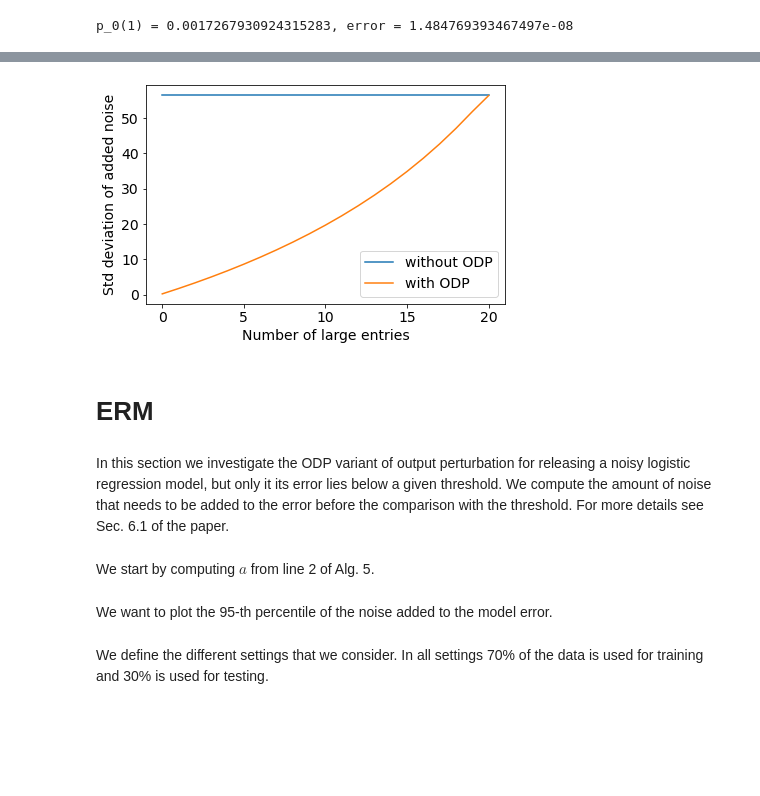
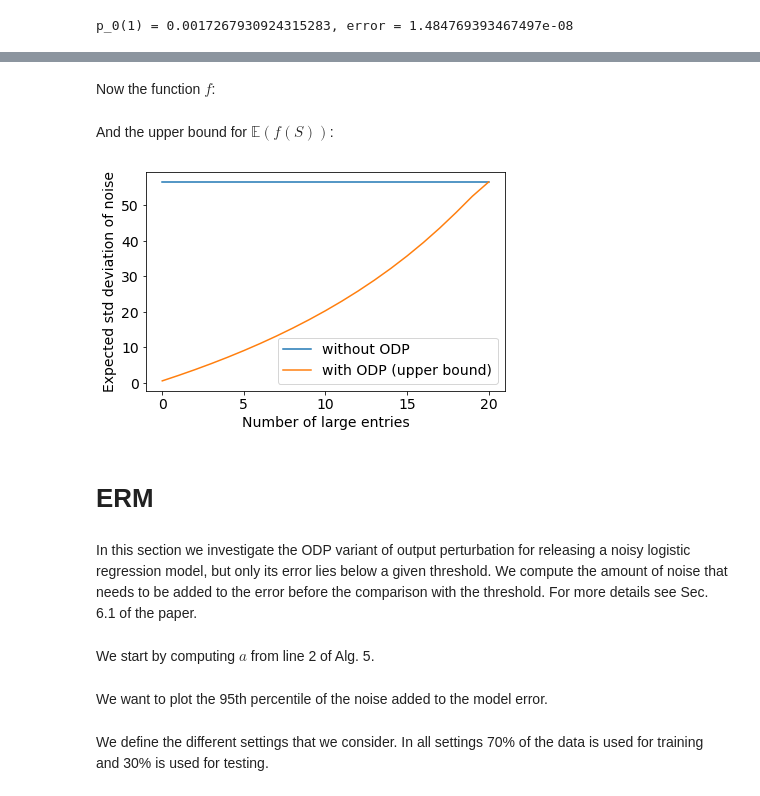
Before and after one commit to abentkamp/odp, a Jupyter notebook: plots/plots.ipynb, the cells around one changed output, grey strips where cells are left out. Drawn from its saved outputs; the diff is of its cells as text; code cells hidden in the pictures; blank space fills up the shorter version.

```diff
--- a/plots/plots.ipynb
+++ b/plots/plots.ipynb
@@ -152,7 +253,7 @@ $$
 def non_odp_eps_per_entry(eps_3, c):
     return eps_3 / c
 # %%
-def expected_odp_eps_per_entry(n, eps_2, eps_3, c, c_prime):
-    expected_eps = eps_3 + ((c-c_prime)/c)*eps_2
-    expected_eps /= c_prime
-    return expected_eps
+def odp_eps_per_entry(eps_2, eps_3, c, c_prime):
+    eps_per_entry = eps_3 + ((c-c_prime)/c)*eps_2
+    eps_per_entry /= c_prime
+    return eps_per_entry
@@ -162,29 +260,59 @@ def std_dev_laplace(Delta, eps):
+# %% [markdown]
+Now the function $f$:
+# %%
+def compute_variance_laplace_odp(Delta, eps_2, eps_3, c, c_prime):
+    if c_prime == 0:
+        return 0
+    return std_dev_laplace(Delta, odp_eps_per_entry(eps_2, eps_3, c, c_prime))
+# %% [markdown]
+And the upper bound for $\mathbb{E}(f(S))$:
+# %%
+def compute_upper_bound_expected_variance_laplace(Delta, eps_2, eps_3, c, n_0, n_1000, p_0_1, p_1000_1, integrals):
+    mu = compute_expectation_S(n_0, n_1000, p_0_1, p_1000_1)
+    mu_int = math.ceil(mu)
+    t = mu_int - mu
+    sigma_2 = compute_variance_S(n_0, n_1000, p_0_1, p_1000_1, integrals)
+    f = lambda c_prime: compute_variance_laplace_odp(Delta, eps_2, eps_3, c, c_prime)
+
+    bound = 0
+    K = c - mu_int
+    k = 0
+    for k in reversed(range(K)):
+        if sigma_2/math.pow(t, 2) >= 1:
+            k += 1 # set k = k^*
+            break
+        fraction_1 = sigma_2 / math.pow(t+k, 2)
+        fraction_2 = sigma_2 / math.pow(t+k+1, 2)
+        bound += f(mu_int + k) * (fraction_1 - fraction_2)
+    bound += f(mu_int+k-1) * (1 - (sigma_2/math.pow(t, 2) + k))
+    bound += f(c) * (sigma_2 / math.pow(t+K, 2))
+
+    worst_case_bound = compute_variance_laplace_odp(Delta, eps_2, eps_3, c, c) # We never release more than c entries
+    return min(bound, worst_case_bound)
 # %%
 non_odp_std_dev = std_dev_laplace(Delta, non_odp_eps_per_entry(eps_3, c))
-
-odp_eps_s = [expected_odp_eps_per_entry(n, eps_2, eps_3, c, c_prime) for c_prime in expected_nums_outputs_odp]
-odp_std_dev_s = [std_dev_laplace(Delta, eps) for eps in odp_eps_s]
+odp_std_dev_list = [compute_upper_bound_expected_variance_laplace(Delta, eps_2, eps_3, c, 100-num_large_entries, num_large_entries, p_0_1, p_1000_1, integrals_for_covariance) for num_large_entries in range(21)]
 # %%
 plt.plot(range(0,21), np.ones(21)*non_odp_std_dev, label='without ODP')
-plt.plot(range(0,21), odp_std_dev_s, label='with ODP')
+plt.plot(range(0,21), odp_std_dev_list, label='with ODP (upper bound)')
 plt.xlabel('Number of large entries')
-plt.ylabel('Std deviation of added noise')
+plt.ylabel('Expected std deviation of noise')
 plt.legend()
 plt.tight_layout()
 plt.savefig('svt.pdf')
 # %% [output]
-[figure, old version]
+[figure, new version]
 # %% [markdown]
 # ERM
 # %% [markdown]
-In this section we investigate the ODP variant of output perturbation for releasing a noisy logistic regression model, but only it its error lies below a given threshold. We compute the amount of noise that needs to be added to the error before the comparison with the threshold. For more details see Sec. 6.1 of the paper.
+In this section we investigate the ODP variant of output perturbation for releasing a noisy logistic regression model, but only its error lies below a given threshold. We compute the amount of noise that needs to be added to the error before the comparison with the threshold. For more details see Sec. 6.1 of the paper.
 # %% [markdown]
 We start by computing $a$ from line 2 of Alg. 5.
 # %%
 def compute_a(n_train, n_test, Lambda):
     return max(2/n_test, 2*(np.exp(2/(n_train*Lambda)) - 1))
 # %% [markdown]
-We want to plot the 95-th percentile of the noise added to the model error.
+We want to plot the 95th percentile of the noise added to the model error.
 # %%
 def score_noise_quantile(a, epsilon_2, F):
     '''
```
Also changed, not shown: parts of 27 cells of this notebook.
